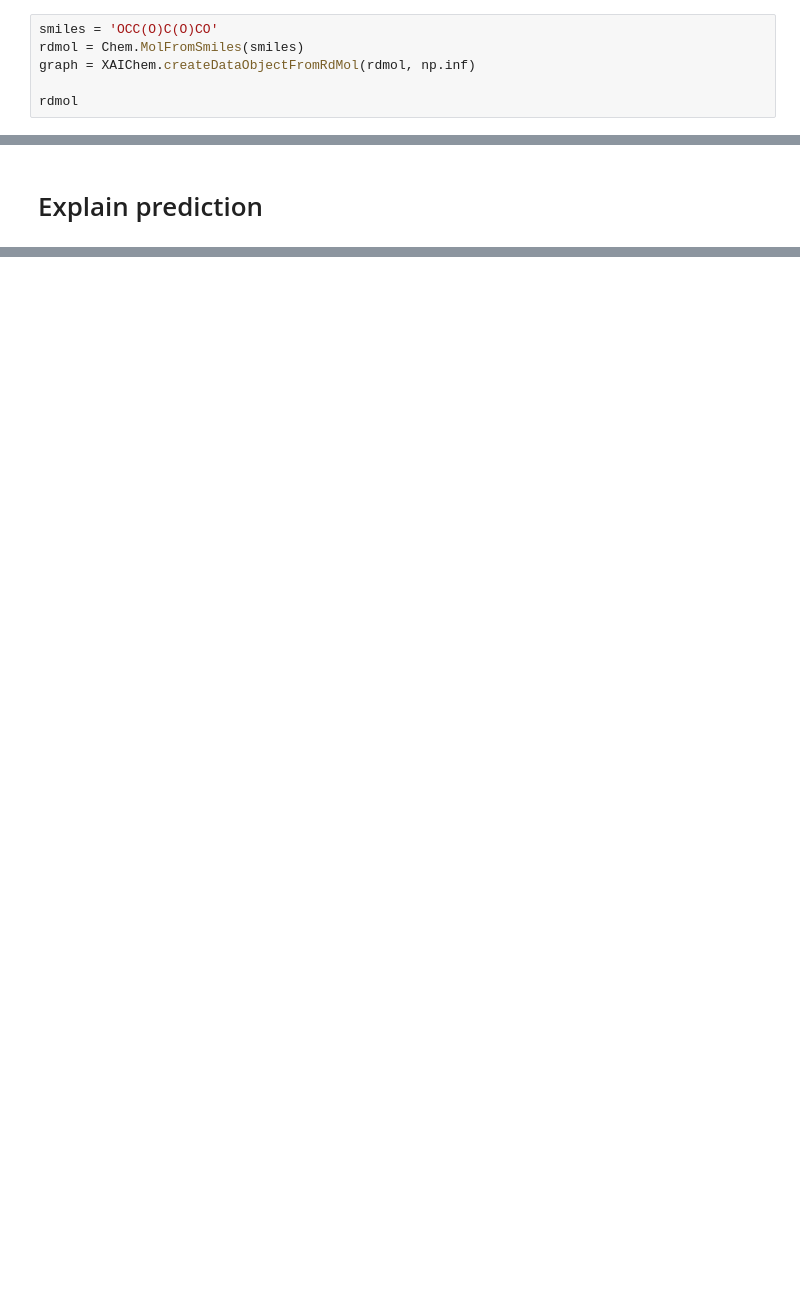
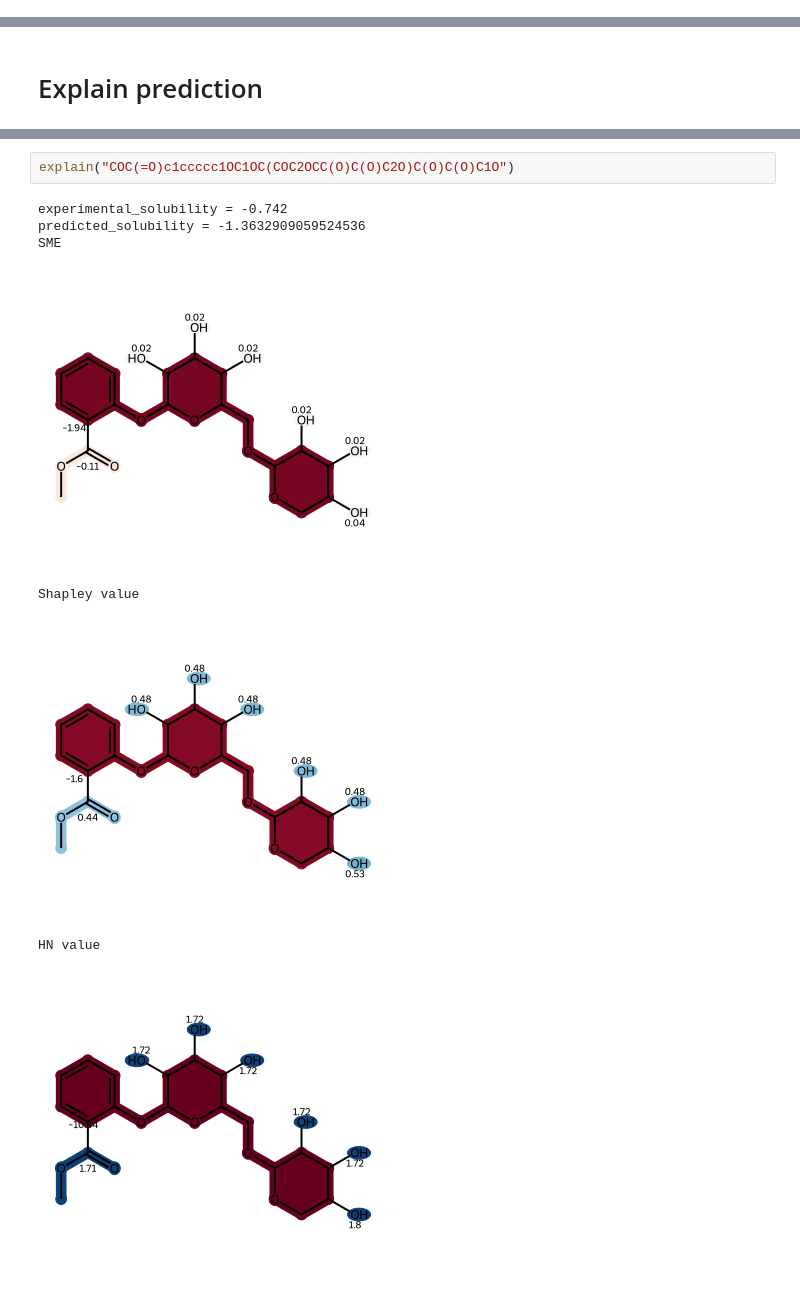
Before and after one commit to xwieme/MastatThesis, a Jupyter notebook: code/notebooks/esol_conflicted_explanation.ipynb, the cells around one changed output, grey strips where cells are left out. Drawn from its saved outputs; the diff is of its cells as text; blank space fills up the shorter version.

```diff
--- a/code/notebooks/esol_conflicted_explanation.ipynb
+++ b/code/notebooks/esol_conflicted_explanation.ipynb
@@ -24,9 +25,3 @@ paths = [
 ]
 
 models = XAIChem.loadModels(model, paths)
-# %%
-smiles = 'OCC(O)C(O)CO'
-rdmol = Chem.MolFromSmiles(smiles)
-graph = XAIChem.createDataObjectFromRdMol(rdmol, np.inf)
-
-rdmol
@@ -83,0 +247,11 @@ or the HN explanation is correct and the failure of the model is due to another
+# %%
+explain("COC(=O)c1ccccc1OC1OC(COC2OCC(O)C(O)C2O)C(O)C(O)C1O")
+# %% [output]
+experimental_solubility = -0.742
+predicted_solubility = -1.3632909059524536
+SME
+[figure, added]
+Shapley value
+[figure, added]
+HN value
+[figure, added]
```
Also changed, not shown: parts of 42 cells of this notebook, 10 other files.
